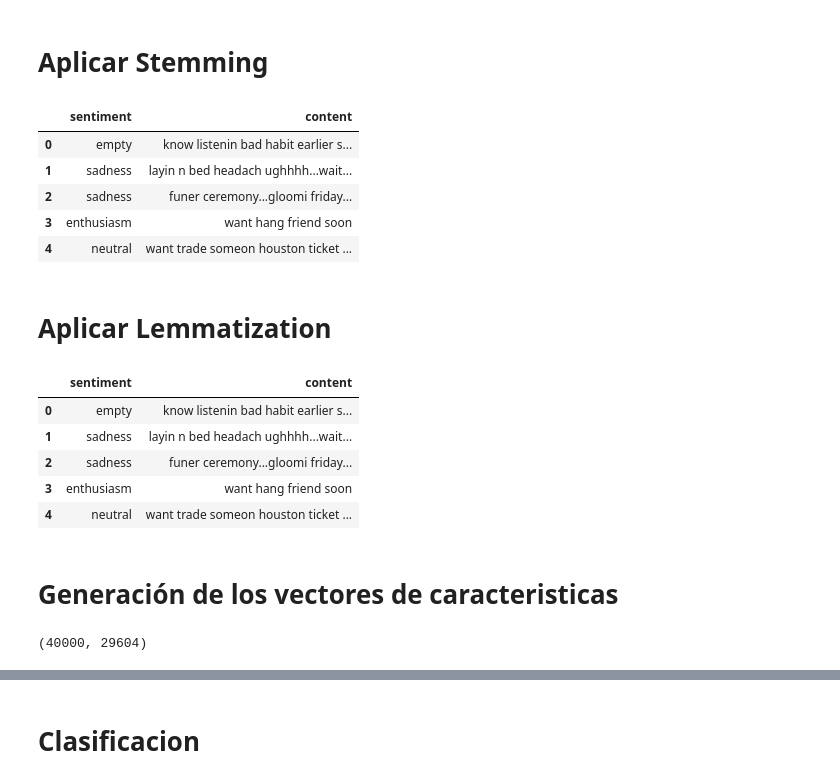
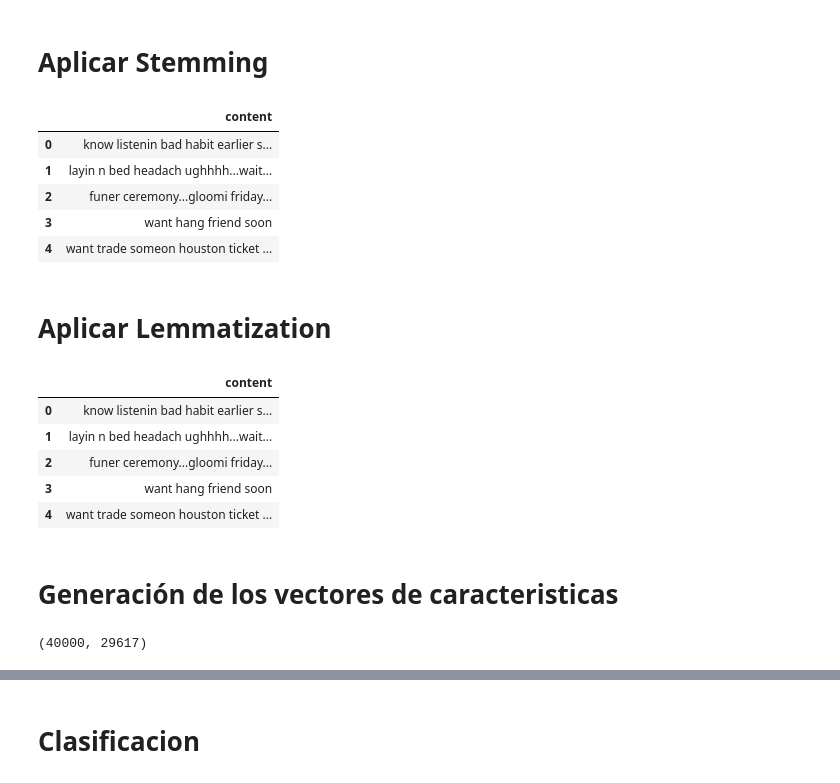
Before and after one commit to Giohanny/ta2_nlp, a Jupyter notebook: laboratorio 10.ipynb, the cells around one changed output, grey strips where cells are left out. Cells and saved outputs as stored; diff of their text form; code cells hidden in the pictures.

```diff
--- a/laboratorio 10.ipynb
+++ b/laboratorio 10.ipynb
@@ -247,3 +227,9 @@ datos2 = datos2.drop('author', axis=1)
 datos2 = datos2.drop('review_length', axis=1)
 #datos2 = datos2.drop('longitud', axis=1)
 datos2 = datos2.drop('sentiment_p1_n0', axis=1)
+
+datos1 = ds.drop('tweet_id', axis=1)
+datos1 = datos1.drop('author', axis=1)
+datos1 = datos1.drop('review_length', axis=1)
+datos1 = datos1.drop('sentiment_p1_n0', axis=1)
+datos1 = datos1.drop('sentiment',axis =1)
@@ -265,12 +263,12 @@ pattern_username = r'(\A|\s)@(\w+)'
 pattern_hashtag = r'(\A|\s)#(\w+)'
 # %%
 for index, row in datos2.iterrows():
-    cad = datos2.iloc[index]['content']
+    cad = datos1.iloc[index]['content']
     cad = re.sub(pattern, "", cad)
     cad = re.sub(pattern_username, "", cad)
     cad = re.sub(pattern_hashtag, "", cad)
     cad = cad.lower()
-    datos2.set_value(index, 'content', cad)
+    datos1.set_value(index, 'content', cad)
 # %%
 datos2.head()
 # %% [output]
@@ -295,7 +293,7 @@ stopWords = set(stopwords.words('english'))
 # %%
 cant_sw = 0
 for index, row in datos2.iterrows():
-    cad = datos2.iloc[index]['content']
+    cad = datos1.iloc[index]['content']
     lst_pals = cad.split(' ')
     lst_temp = []
     for item in lst_pals:
@@ -304,7 +302,7 @@ for index, row in datos2.iterrows():
         else:
             cant_sw = cant_sw + 1
     cad = " ".join(lst_temp)
-    datos2.set_value(index, 'content', cad)
+    datos1.set_value(index, 'content', cad)
 print("Stopwords removidas: " + str(cant_sw))
 # %% [output]
 Stopwords removidas: 203342
@@ -323,8 +321,8 @@ datos2.head()
 from nltk.stem.porter import *
 ps = PorterStemmer()
 # %%
-for index, row in datos2.iterrows():
-    cad = datos2.iloc[index]['content']
+for index, row in datos1.iterrows():
+    cad = datos1.iloc[index]['content']
     lst_pals = cad.split(' ')
     lst_temp = []
     for item in lst_pals:
@@ -332,16 +330,16 @@ for index, row in datos2.iterrows():
         if stemWord not in lst_temp:
             lst_temp.append(stemWord)
     cad = " ".join(lst_temp)
-    datos2.set_value(index, 'content', cad)
+    datos1.set_value(index, 'content', cad)
 # %%
-datos2.head()
+datos1.head()
 # %% [output]
-|  | sentiment | content |
-| 0 | empty | know listenin bad habit earlier s... |
-| 1 | sadness | layin n bed headach ughhhh...wait... |
-| 2 | sadness | funer ceremony...gloomi friday... |
-| 3 | enthusiasm | want hang friend soon |
-| 4 | neutral | want trade someon houston ticket ... |
+|  | content |
+| 0 | know listenin bad habit earlier s... |
+| 1 | layin n bed headach ughhhh...wait... |
+| 2 | funer ceremony...gloomi friday... |
+| 3 | want hang friend soon |
+| 4 | want trade someon houston ticket ... |
 # %% [markdown]
 # Aplicar Lemmatization
 # %%
@@ -361,23 +359,23 @@ for index, row in datos2.iterrows():
 # %%
-datos2.head()
+datos1.head()
 # %% [output]
-|  | sentiment | content |
-| 0 | empty | know listenin bad habit earlier s... |
-| 1 | sadness | layin n bed headach ughhhh...wait... |
-| 2 | sadness | funer ceremony...gloomi friday... |
-| 3 | enthusiasm | want hang friend soon |
-| 4 | neutral | want trade someon houston ticket ... |
+|  | content |
+| 0 | know listenin bad habit earlier s... |
+| 1 | layin n bed headach ughhhh...wait... |
+| 2 | funer ceremony...gloomi friday... |
+| 3 | want hang friend soon |
+| 4 | want trade someon houston ticket ... |
 # %% [markdown]
 #  Generación de los vectores de caracteristicas
 # %%
 from sklearn.feature_extraction.text import TfidfVectorizer
 # %%
 tfidf = TfidfVectorizer()
-datos_preproces = list(datos2.values.flatten())
+datos_preproces = list(datos1.values.flatten())
 X = tfidf.fit_transform(datos_preproces)
 X.shape
 # %% [output]
-(40000, 29604)
+(40000, 29617)
 # %%
 from sklearn.feature_extraction.text import CountVectorizer
 # %%
```
Also changed, not shown: parts of 19 cells of this notebook.
